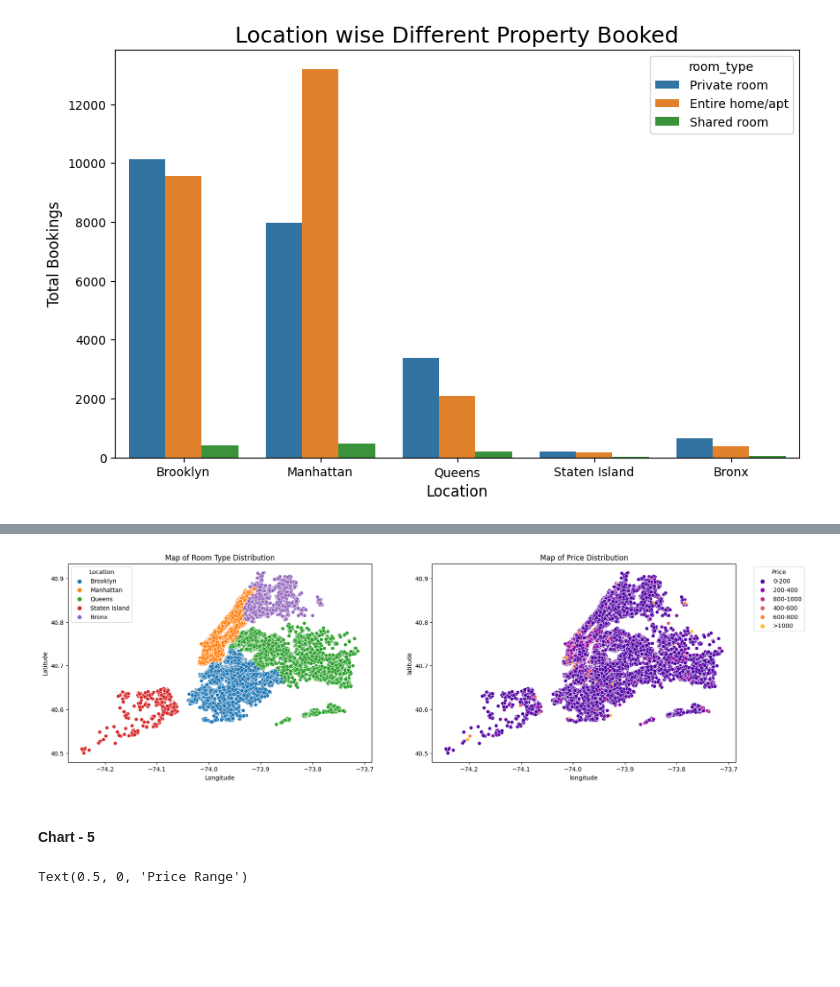
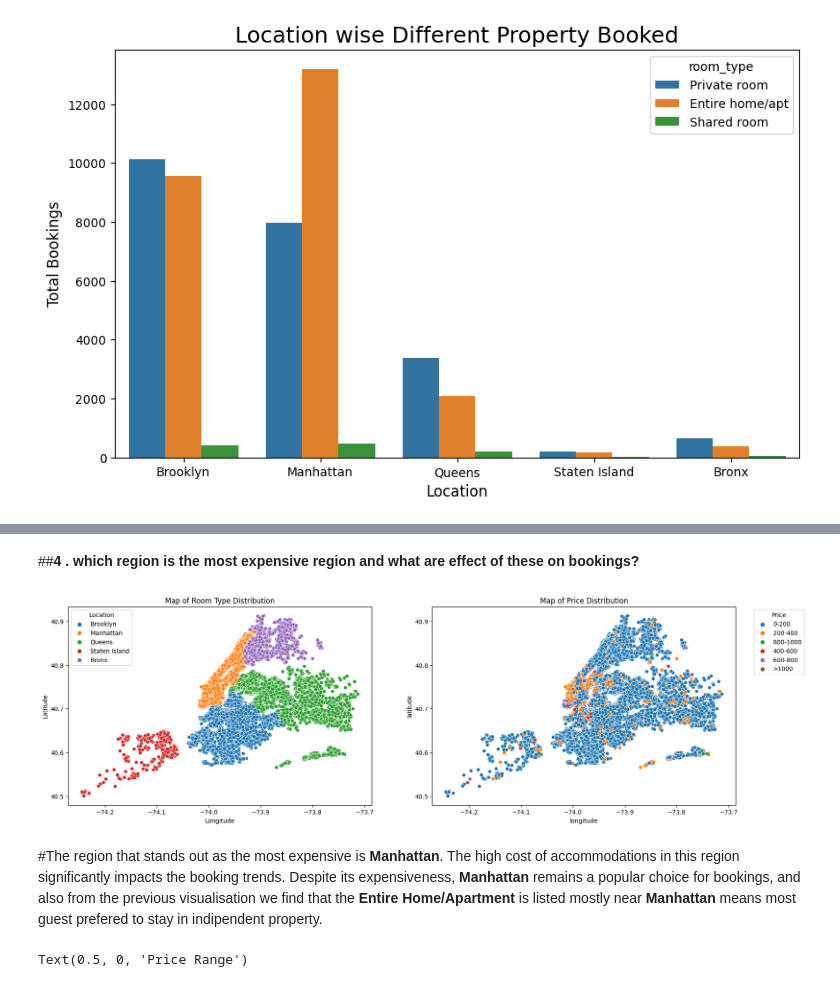
Before and after one commit to Sharik2610/Air-Bnb-Booking-Analysis---EDA, a Jupyter notebook: EDA_ON_AIRBNB_by_sharik.ipynb, the cells around one changed output, grey strips where cells are left out. Cells and saved outputs as stored; diff of their text form; code cells hidden in the pictures; blank space fills up the shorter version.

```diff
--- a/EDA_ON_AIRBNB_by_sharik.ipynb
+++ b/EDA_ON_AIRBNB_by_sharik.ipynb
@@ -387,34 +369,37 @@ answer here.
+# %% [markdown]
+##**4 .**  **which region is the most expensive region and what are effect of these on bookings?**
 # %%
 # Chart - 4: Plot between Map of Property Type Distribution vs Map of Price Distribution
 
 # Create a figure with two subplots
 fig, axs = plt.subplots(nrows=1, ncols=2, figsize=(20, 6))
 
 # Plot first subplot
 sns.scatterplot(ax=axs[0], x='longitude', y='latitude', hue='Location', data=airbnb)
 
 axs[0].set_title("Map of Room Type Distribution", {'fontsize': 12, 'fontweight': 15})
 
 # Set label
 axs[0].set_xlabel('Longitude', {'fontsize': 10, 'fontweight': 12})
 axs[0].set_ylabel('Latitude', {'fontsize': 10, 'fontweight': 12})
 
 
 
 # Plot second subplot
-sns.scatterplot(ax=axs[1], data=airbnb, x="longitude", y="latitude", hue="price_range", palette="plasma")
+sns.scatterplot(ax=axs[1], data=airbnb, x="longitude", y="latitude", hue="price_range")
 axs[1].legend(title="Price", bbox_to_anchor=(1.05, 1), loc=2)
 axs[1].set_title("Map of Price Distribution", {'fontsize': 12, 'fontweight': 15})
 
 # Set title
 axs[0].set_xlabel('Longitude', {'fontsize': 10, 'fontweight': 12})
 axs[0].set_ylabel('Latitude', {'fontsize': 10, 'fontweight': 12})
 # Display the figure
 plt.show()
 # %% [output]
-[figure, old version]
+[figure, new version]
-# %% [markdown]
-#### Chart - 5
+# %% [markdown]
+
+#The region that stands out as the most expensive is **Manhattan**. The high cost of accommodations in this region significantly impacts the booking trends. Despite its expensiveness, **Manhattan** remains a popular choice for bookings, and also from the previous visualisation we find that the **Entire Home/Apartment** is listed mostly near **Manhattan** means most guest prefered to stay in indipendent property.
 # %%
 # Chart - 5: Total Properties Booked in Different Price Range.
 plt.figure(figsize=(10,8))
```
Also changed, not shown: parts of 132 cells of this notebook.
